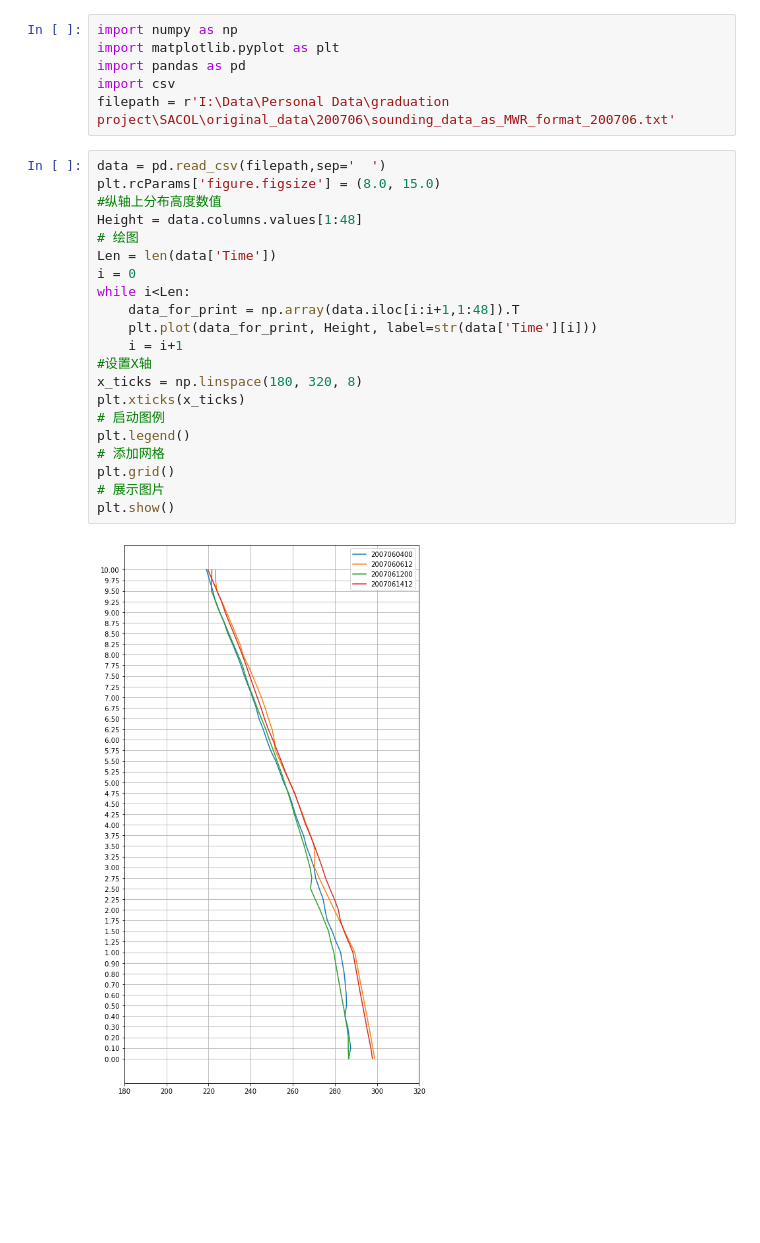
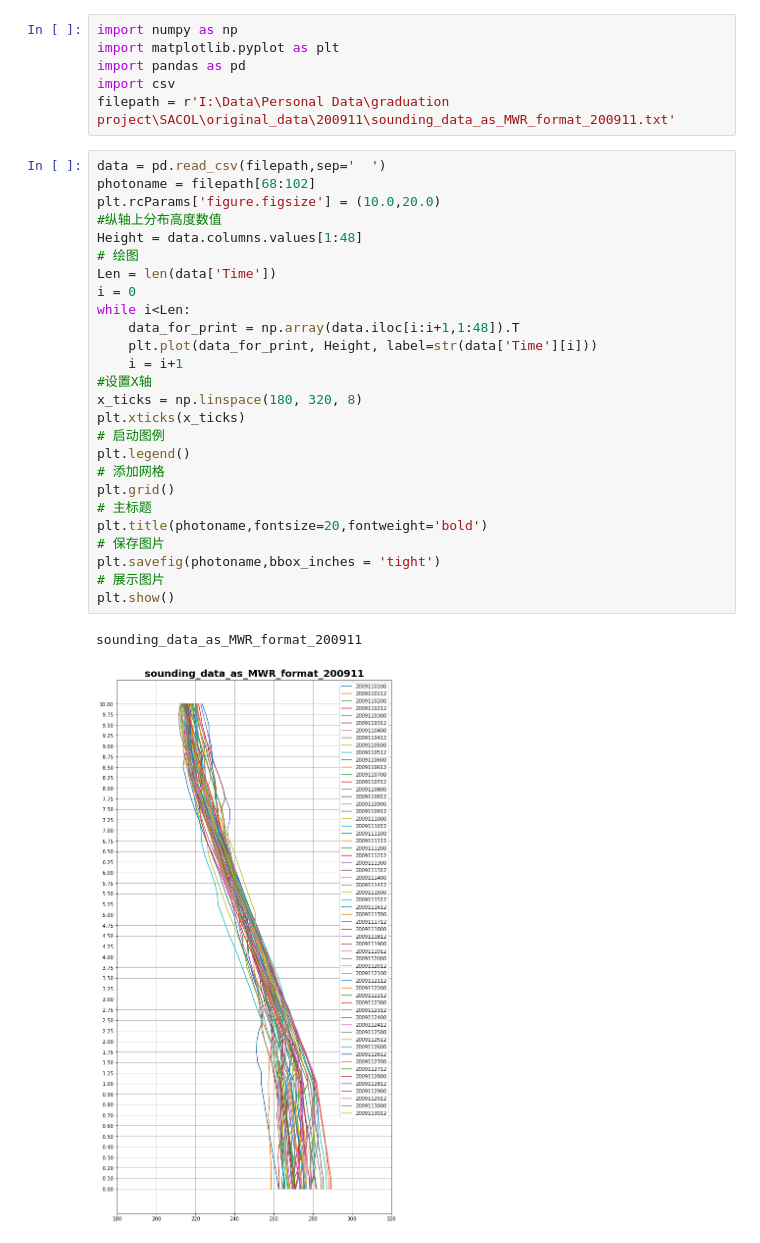
Before and after one commit to Jacob045/python, a Jupyter notebook: work for graduation/UPAR.ipynb, the cells around one changed output. Saved outputs shown, nothing was run; the diff lists cells and outputs as text; blank space fills up the shorter version.

```diff
--- a/work for graduation/UPAR.ipynb
+++ b/work for graduation/UPAR.ipynb
@@ -3,27 +3,33 @@ import numpy as np
 import matplotlib.pyplot as plt
 import pandas as pd
 import csv
-filepath = r'I:\Data\Personal Data\graduation project\SACOL\original_data\200706\sounding_data_as_MWR_format_200706.txt'
+filepath = r'I:\Data\Personal Data\graduation project\SACOL\original_data\200911\sounding_data_as_MWR_format_200911.txt'
 # %%
 data = pd.read_csv(filepath,sep='  ')
-plt.rcParams['figure.figsize'] = (8.0, 15.0)
+photoname = filepath[68:102]
+plt.rcParams['figure.figsize'] = (10.0,20.0)
 #纵轴上分布高度数值
 Height = data.columns.values[1:48]
 # 绘图
 Len = len(data['Time'])
 i = 0
 while i<Len:
     data_for_print = np.array(data.iloc[i:i+1,1:48]).T
     plt.plot(data_for_print, Height, label=str(data['Time'][i]))
     i = i+1
 #设置X轴
 x_ticks = np.linspace(180, 320, 8)
 plt.xticks(x_ticks)
 # 启动图例
 plt.legend()
 # 添加网格
 plt.grid()
+# 主标题
+plt.title(photoname,fontsize=20,fontweight='bold')
+# 保存图片
+plt.savefig(photoname,bbox_inches = 'tight')
 # 展示图片
 plt.show()
 # %% [output]
+sounding_data_as_MWR_format_200911
-[figure, old version]
+[figure, new version]
```
Also changed, not shown: 2 other files.
